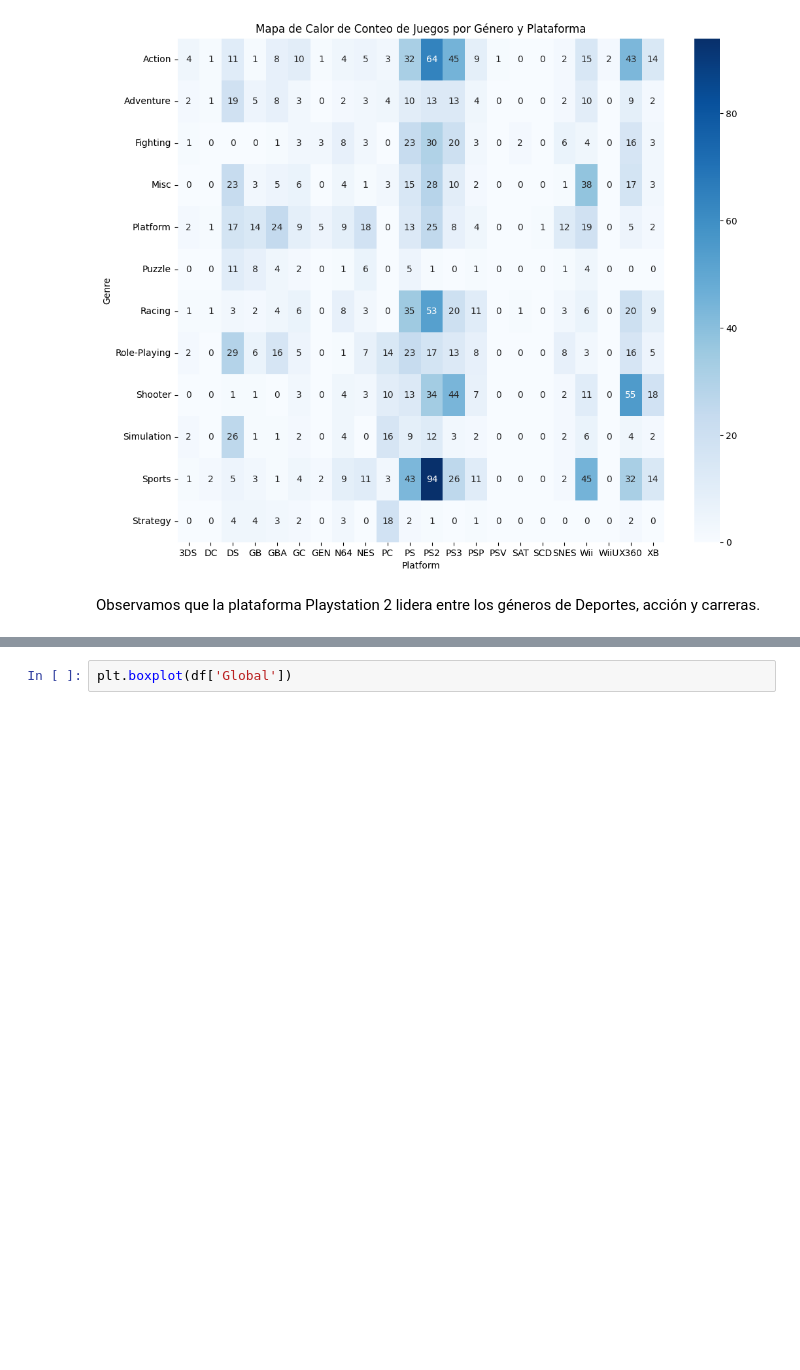
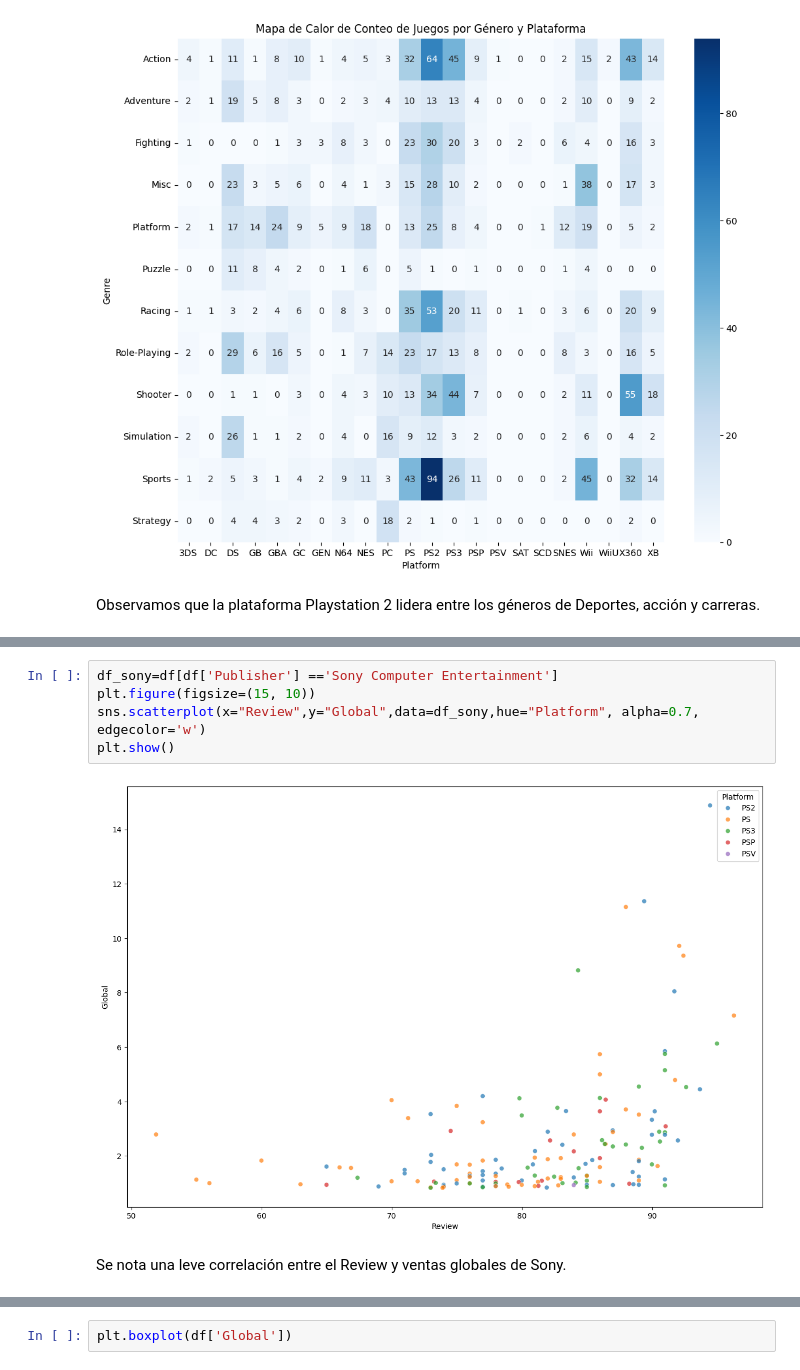
Before and after one commit to pablo-mada/Proyecto-Final, a Jupyter notebook: Notebooks/04_Visualizacion.ipynb, the cells around one changed output, grey strips where cells are left out. Saved outputs shown, nothing was run; the diff lists cells and outputs as text; blank space fills up the shorter version.

```diff
--- a/Notebooks/04_Visualizacion.ipynb
+++ b/Notebooks/04_Visualizacion.ipynb
@@ -91,3 +104,12 @@ plt.show()
+# %%
+df_sony=df[df['Publisher'] =='Sony Computer Entertainment']
+plt.figure(figsize=(15, 10))
+sns.scatterplot(x="Review",y="Global",data=df_sony,hue="Platform", alpha=0.7, edgecolor='w')
+plt.show()
+# %% [output]
+[figure, added]
+# %% [markdown]
+Se nota una leve correlación entre el Review y ventas globales de Sony.
 # %%
 plt.figure(figsize=(15, 10))
 sns.scatterplot(x="North America",y="Global",data=df,hue="Platform", alpha=0.7, edgecolor='w')
```
Also changed, not shown: parts of 13 cells of this notebook.
